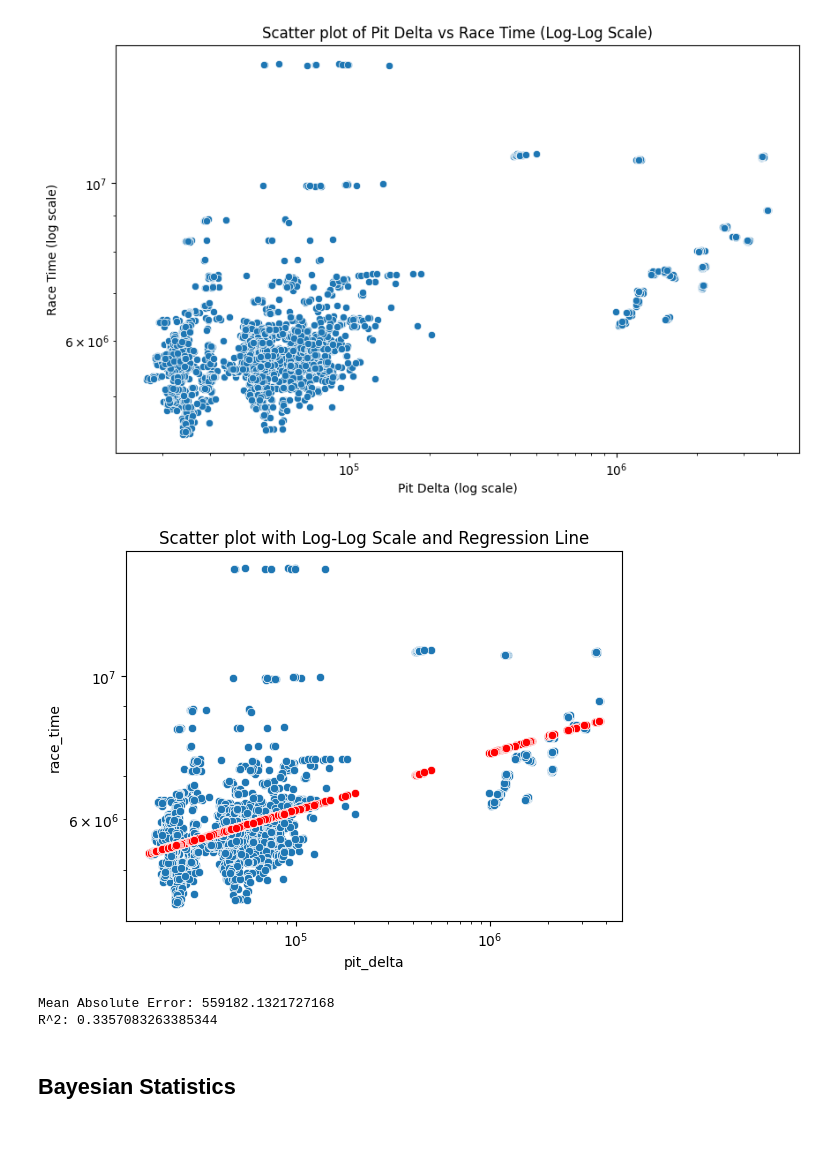
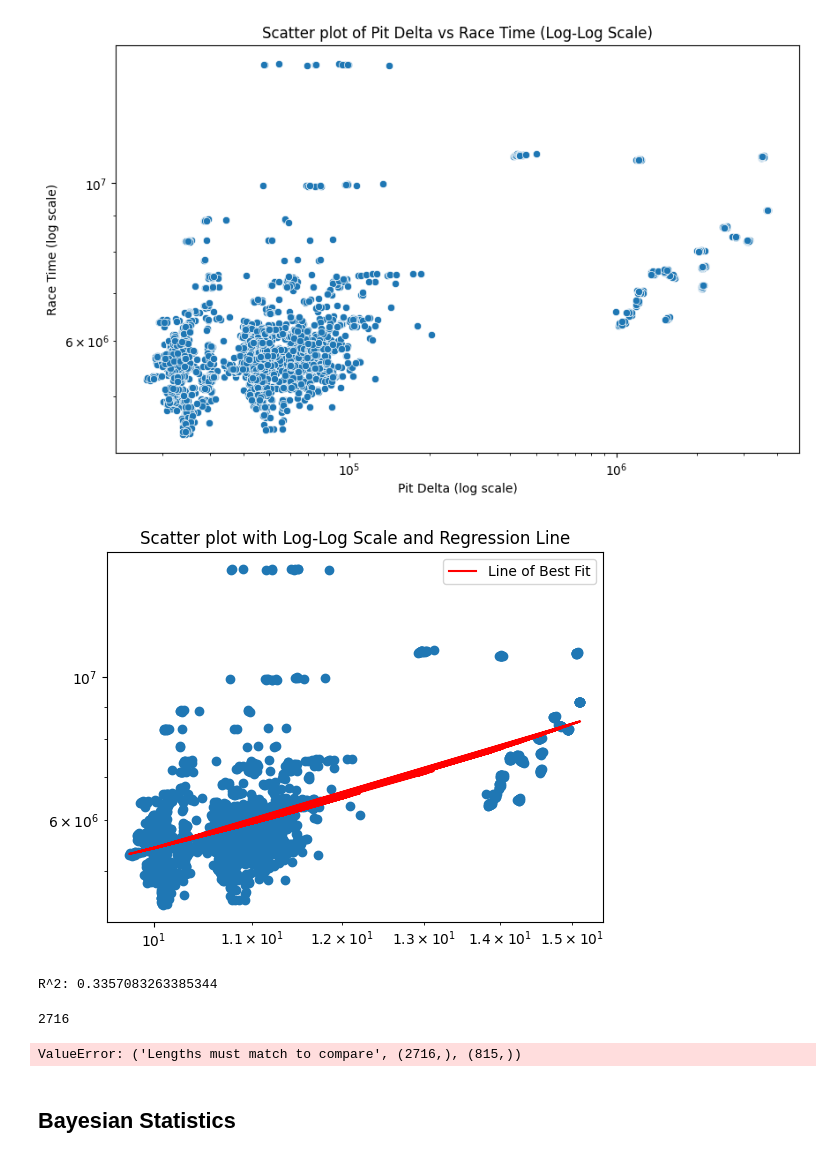
Before and after one commit to MacBeth-M/Capstone, a Jupyter notebook: Pitstops.ipynb, the cells around one changed output. Cells and saved outputs as stored; diff of their text form; code cells hidden in the pictures.

```diff
--- a/Pitstops.ipynb
+++ b/Pitstops.ipynb
@@ -493,38 +493,87 @@ plt.show()
 # %% [output]
 [figure]
 # %%
+from sklearn.linear_model import LinearRegression
+from sklearn.model_selection import train_test_split
+from sklearn import metrics
+
 # Adding a small constant to avoid log(0)
 epsilon = 1e-5
 
 # Log-transforming the data
 X_log = np.log(my_pit['pit_delta'] + epsilon).values.reshape(-1, 1)
 y_log = np.log(my_pit['race_time'] + epsilon)
 
 # Linear regression model
 lr = LinearRegression()
 lr.fit(X_log, y_log)
 
-# Making predictions on the original scale (stackoverflow)
+# Making predictions on the original scale
 my_pit['predicted_race_time'] = np.exp(lr.predict(X_log))
 
 # Plotting
-sns.scatterplot(x='pit_delta', y='race_time', data=my_pit)
-sns.scatterplot(x='pit_delta', y='predicted_race_time', data=my_pit, color='red')
+#sns.scatterplot(x='pit_delta', y='race_time', data=my_pit, color = 'blue', label = 'Original Datapoints')
+#sns.scatterplot(x='pit_delta', y='predicted_race_time', data=my_pit, color='red', label = 'Predicted Data Points')
+plt.scatter(X_log, my_pit['race_time'])
+plt.plot(X_log, my_pit['predicted_race_time'], color='red', label='Line of Best Fit')
 plt.xscale('log')
 plt.yscale('log')
 plt.title('Scatter plot with Log-Log Scale and Regression Line')
+plt.legend()
 plt.show()
 
-# Calculating metrics
-mae = metrics.mean_absolute_error(my_pit['race_time'], my_pit['predicted_race_time'])
+# Calculating r^2
 r2 = metrics.r2_score(my_pit['race_time'], my_pit['predicted_race_time'])
 
-print('Mean Absolute Error:', mae)
 print('R^2:', r2)
 # %% [output]
-[figure, old version]
+[figure, new version]
-Mean Absolute Error: 559182.1321727168
 R^2: 0.3357083263385344
+# %%
+len(my_pit['race_time'])
+# %% [output]
+2716
+# %%
+from sklearn.linear_model import LinearRegression
+from sklearn.model_selection import train_test_split
+from sklearn import metrics
+import numpy as np
+import seaborn as sns
+import matplotlib.pyplot as plt
+
+# Original data
+X = my_pit['pit_delta'].values.reshape(-1, 1)
+y = my_pit['race_time']
+
+# Splitting the data into training and testing sets
+X_train, X_test, y_train, y_test = train_test_split(X, y, test_size = 0.3, random_state = 42)
+
+# Linear regression model
+lr = LinearRegression()
+lr.fit(X_train, y_train)
+
+# Making predictions on the test set
+y_test_pred = lr.predict(X_test)
+
+# Adding predictions to the original dataframe for the test set
+my_pit.loc[X_test.flatten() == my_pit['pit_delta'], 'predicted_race_time'] = y_test_pred
+
+# Plotting
+# Apply log transformation just for the visualization
+plt.figure(figsize =(10, 6))
+sns.scatterplot(x = np.log(my_pit['pit_delta']), y = np.log(my_pit['race_time']), color = 'blue', label = 'Actual')
+sns.scatterplot(x = np.log(my_pit['pit_delta']), y = np.log(my_pit['predicted_race_time']), color = 'red', label = 'Predicted')
+plt.xlabel('Log of Pit Delta')
+plt.ylabel('Log of Race Time')
+plt.title('Scatter plot with Log-Log Scale and Regression Line')
+plt.legend()
+plt.show()
+
+# Calculating r^2 for the test set
+r2_test = metrics.r2_score(y_test, y_test_pred)
+print('Test R^2:', r2_test)
+# %% [output]
+ValueError: ('Lengths must match to compare', (2716,), (815,))
 # %% [markdown]
 ## Bayesian Statistics
 # %%
```
Also changed, not shown: parts of 2 cells of this notebook, 4 other files.
